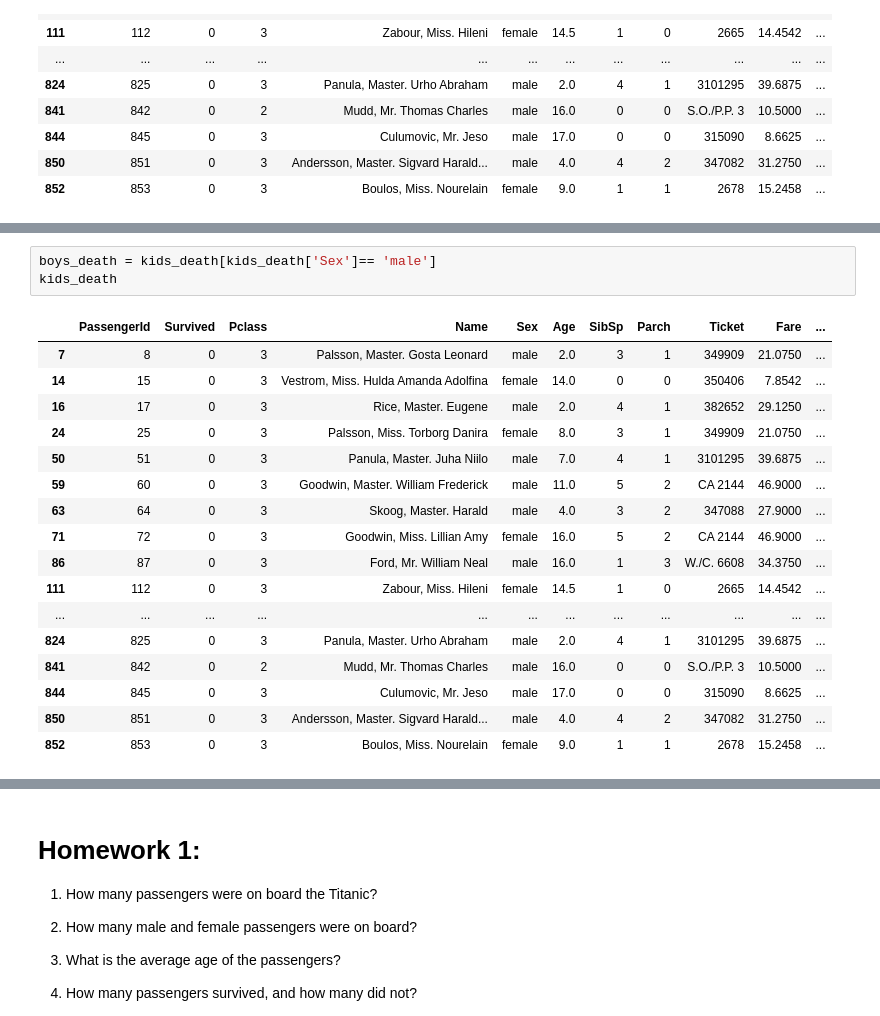
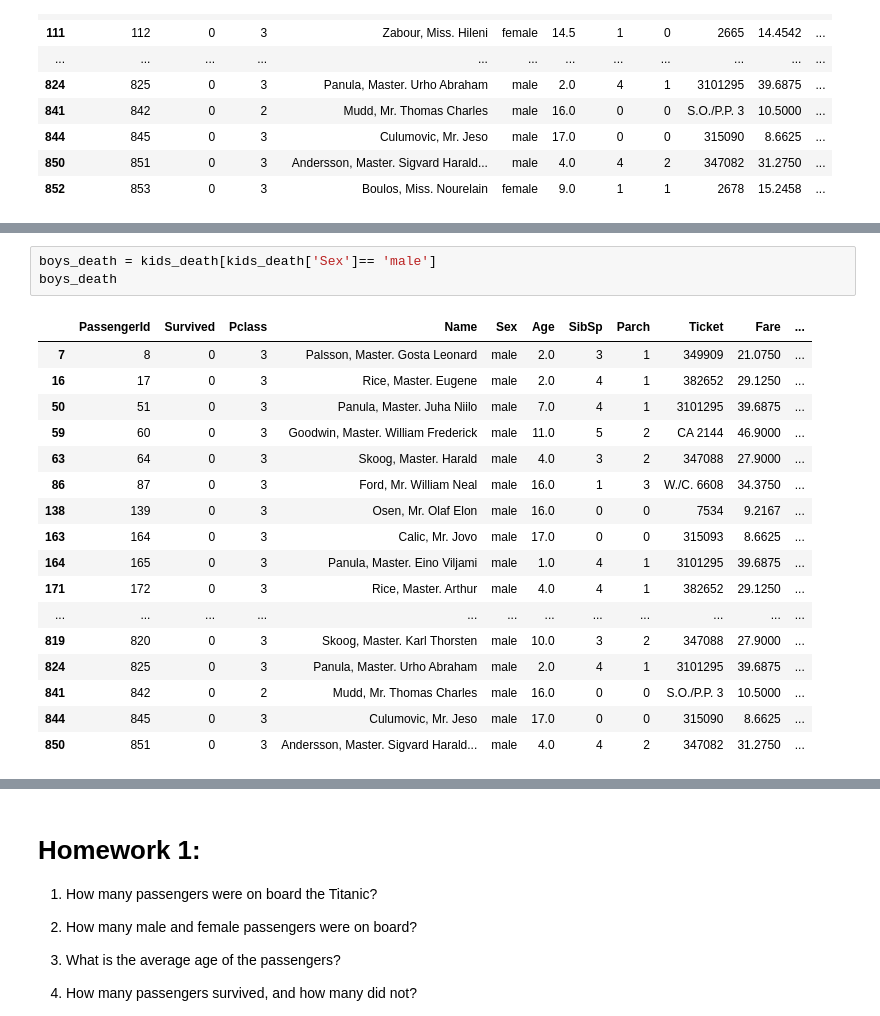
Before and after one commit to byambaa1982/python_cources_for_beginers, a Jupyter notebook: titanic_data_analysis/titanic.ipynb, the cells around one changed output, grey strips where cells are left out. Saved outputs shown, nothing was run; the diff lists cells and outputs as text.

```diff
--- a/titanic_data_analysis/titanic.ipynb
+++ b/titanic_data_analysis/titanic.ipynb
@@ -123,21 +163,21 @@ kids_death
 # %%
 boys_death = kids_death[kids_death['Sex']== 'male']
-kids_death
+boys_death
 # %% [output]
 |  | PassengerId | Survived | Pclass | Name | Sex | Age | SibSp | Parch | Ticket | Fare | ... |
 | 7 | 8 | 0 | 3 | Palsson, Master. Gosta Leonard | male | 2.0 | 3 | 1 | 349909 | 21.0750 | ... |
-| 14 | 15 | 0 | 3 | Vestrom, Miss. Hulda Amanda Adolfina | female | 14.0 | 0 | 0 | 350406 | 7.8542 | ... |
 | 16 | 17 | 0 | 3 | Rice, Master. Eugene | male | 2.0 | 4 | 1 | 382652 | 29.1250 | ... |
-| 24 | 25 | 0 | 3 | Palsson, Miss. Torborg Danira | female | 8.0 | 3 | 1 | 349909 | 21.0750 | ... |
 | 50 | 51 | 0 | 3 | Panula, Master. Juha Niilo | male | 7.0 | 4 | 1 | 3101295 | 39.6875 | ... |
 | 59 | 60 | 0 | 3 | Goodwin, Master. William Frederick | male | 11.0 | 5 | 2 | CA 2144 | 46.9000 | ... |
 | 63 | 64 | 0 | 3 | Skoog, Master. Harald | male | 4.0 | 3 | 2 | 347088 | 27.9000 | ... |
-| 71 | 72 | 0 | 3 | Goodwin, Miss. Lillian Amy | female | 16.0 | 5 | 2 | CA 2144 | 46.9000 | ... |
 | 86 | 87 | 0 | 3 | Ford, Mr. William Neal | male | 16.0 | 1 | 3 | W./C. 6608 | 34.3750 | ... |
-| 111 | 112 | 0 | 3 | Zabour, Miss. Hileni | female | 14.5 | 1 | 0 | 2665 | 14.4542 | ... |
+| 138 | 139 | 0 | 3 | Osen, Mr. Olaf Elon | male | 16.0 | 0 | 0 | 7534 | 9.2167 | ... |
+| 163 | 164 | 0 | 3 | Calic, Mr. Jovo | male | 17.0 | 0 | 0 | 315093 | 8.6625 | ... |
+| 164 | 165 | 0 | 3 | Panula, Master. Eino Viljami | male | 1.0 | 4 | 1 | 3101295 | 39.6875 | ... |
+| 171 | 172 | 0 | 3 | Rice, Master. Arthur | male | 4.0 | 4 | 1 | 382652 | 29.1250 | ... |
 | ... | ... | ... | ... | ... | ... | ... | ... | ... | ... | ... | ... |
+| 819 | 820 | 0 | 3 | Skoog, Master. Karl Thorsten | male | 10.0 | 3 | 2 | 347088 | 27.9000 | ... |
 | 824 | 825 | 0 | 3 | Panula, Master. Urho Abraham | male | 2.0 | 4 | 1 | 3101295 | 39.6875 | ... |
 | 841 | 842 | 0 | 2 | Mudd, Mr. Thomas Charles | male | 16.0 | 0 | 0 | S.O./P.P. 3 | 10.5000 | ... |
 | 844 | 845 | 0 | 3 | Culumovic, Mr. Jeso | male | 17.0 | 0 | 0 | 315090 | 8.6625 | ... |
 | 850 | 851 | 0 | 3 | Andersson, Master. Sigvard Harald... | male | 4.0 | 4 | 2 | 347082 | 31.2750 | ... |
-| 852 | 853 | 0 | 3 | Boulos, Miss. Nourelain | female | 9.0 | 1 | 1 | 2678 | 15.2458 | ... |
```
Also changed, not shown: parts of 17 cells of this notebook.
